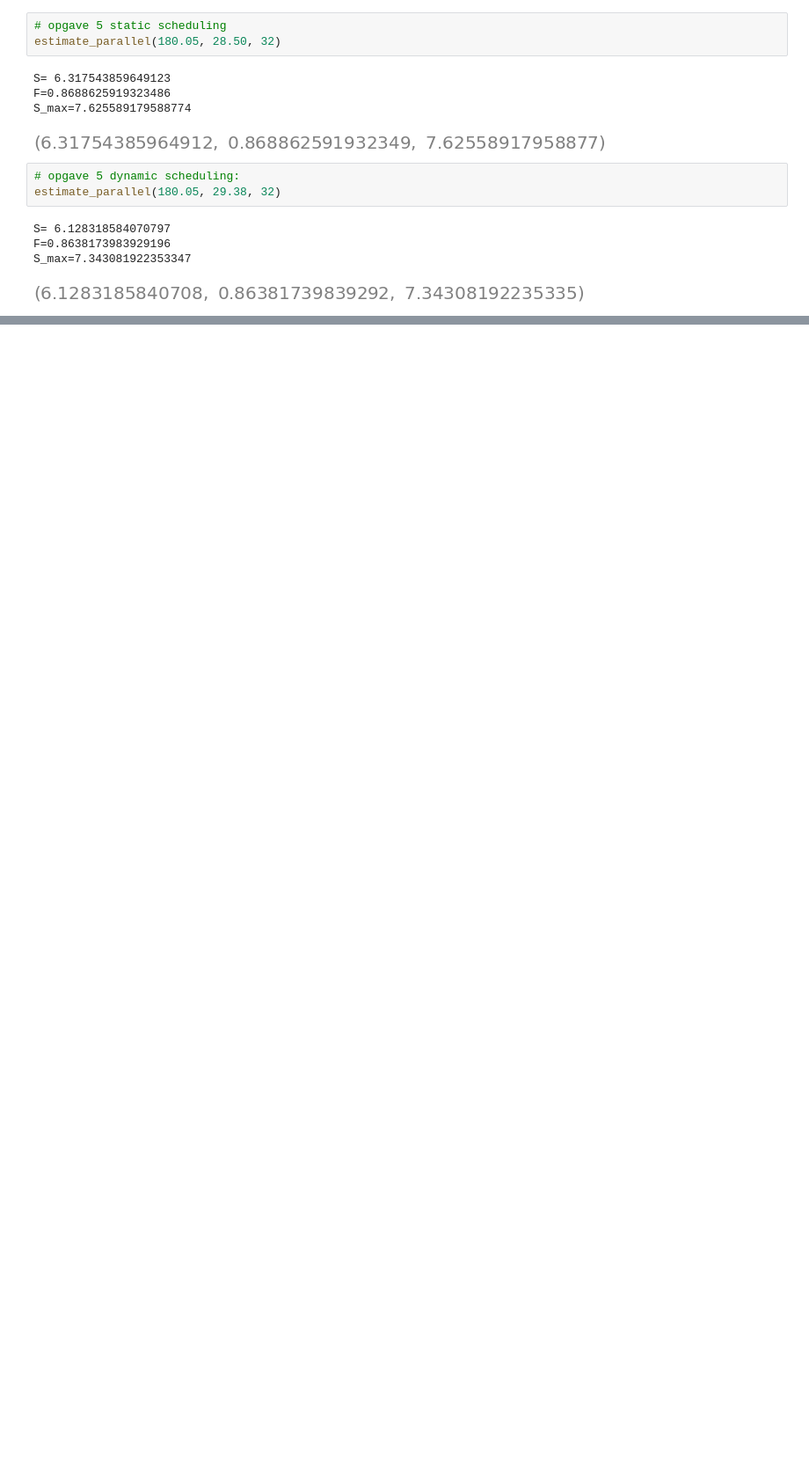
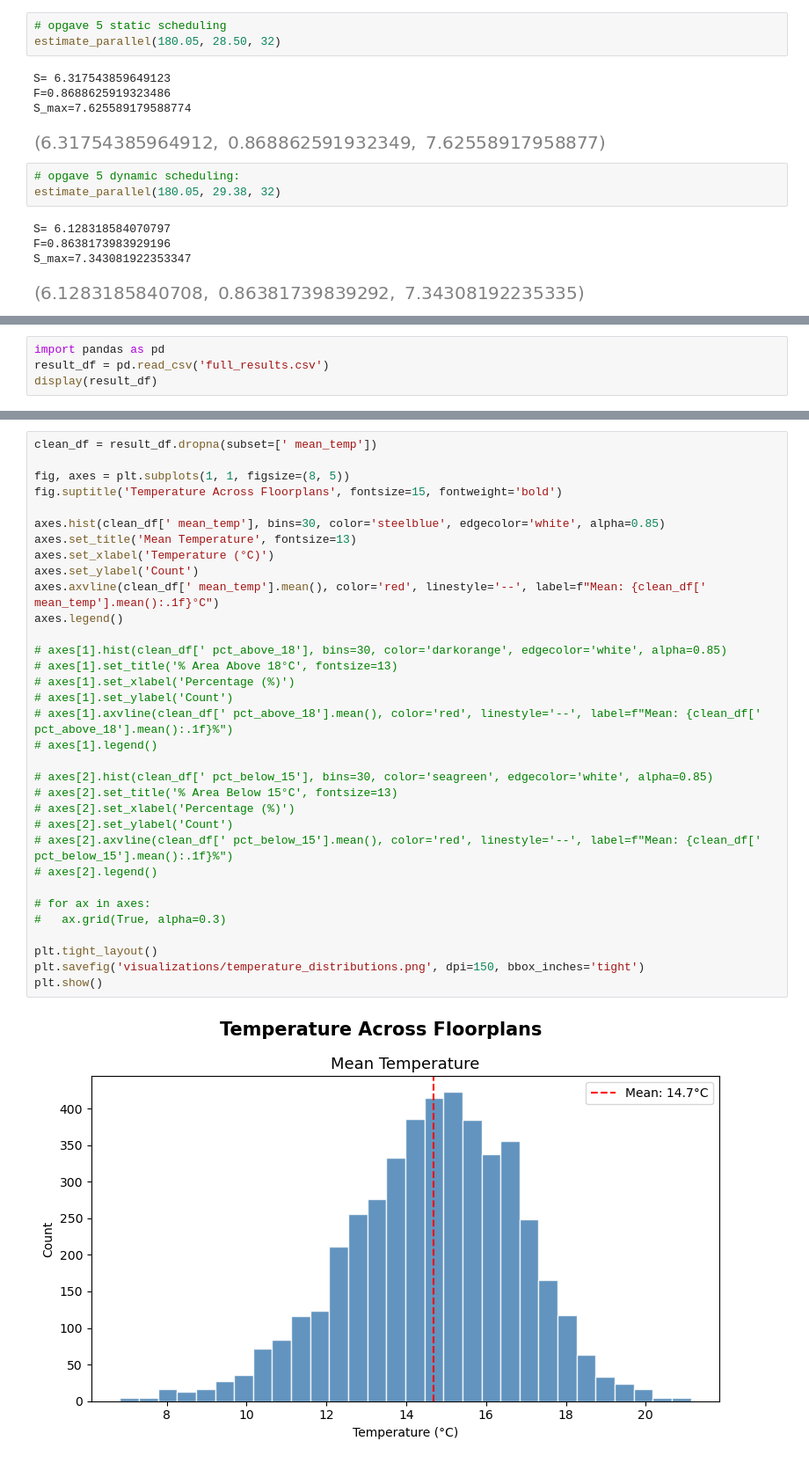
Before and after one commit to markus1573/PHPC-projekt, a Jupyter notebook: Mat.ipynb, the cells around one changed output, grey strips where cells are left out. Shown at 88% size. Saved outputs shown, nothing was run; the diff lists cells and outputs as text; blank space fills up the shorter version.

```diff
--- a/Mat.ipynb
+++ b/Mat.ipynb
@@ -111,0 +184,4 @@ S_max=7.343081922353347
+# %%
+import pandas as pd
+result_df = pd.read_csv('full_results.csv')
+display(result_df)
@@ -111,0 +208,35 @@ S_max=7.343081922353347
+# %%
+clean_df = result_df.dropna(subset=[' mean_temp'])
+
+fig, axes = plt.subplots(1, 1, figsize=(8, 5))
+fig.suptitle('Temperature Across Floorplans', fontsize=15, fontweight='bold')
+
+axes.hist(clean_df[' mean_temp'], bins=30, color='steelblue', edgecolor='white', alpha=0.85)
+axes.set_title('Mean Temperature', fontsize=13)
+axes.set_xlabel('Temperature (°C)')
+axes.set_ylabel('Count')
+axes.axvline(clean_df[' mean_temp'].mean(), color='red', linestyle='--', label=f"Mean: {clean_df[' mean_temp'].mean():.1f}°C")
+axes.legend()
+
+# axes[1].hist(clean_df[' pct_above_18'], bins=30, color='darkorange', edgecolor='white', alpha=0.85)
+# axes[1].set_title('% Area Above 18°C', fontsize=13)
+# axes[1].set_xlabel('Percentage (%)')
+# axes[1].set_ylabel('Count')
+# axes[1].axvline(clean_df[' pct_above_18'].mean(), color='red', linestyle='--', label=f"Mean: {clean_df[' pct_above_18'].mean():.1f}%")
+# axes[1].legend()
+
+# axes[2].hist(clean_df[' pct_below_15'], bins=30, color='seagreen', edgecolor='white', alpha=0.85)
+# axes[2].set_title('% Area Below 15°C', fontsize=13)
+# axes[2].set_xlabel('Percentage (%)')
+# axes[2].set_ylabel('Count')
+# axes[2].axvline(clean_df[' pct_below_15'].mean(), color='red', linestyle='--', label=f"Mean: {clean_df[' pct_below_15'].mean():.1f}%")
+# axes[2].legend()
+
+# for ax in axes:
+# 	ax.grid(True, alpha=0.3)
+
+plt.tight_layout()
+plt.savefig('visualizations/temperature_distributions.png', dpi=150, bbox_inches='tight')
+plt.show()
+# %% [output]
+[figure, added]
```
Also changed, not shown: parts of 8 cells of this notebook, 2 other files.
